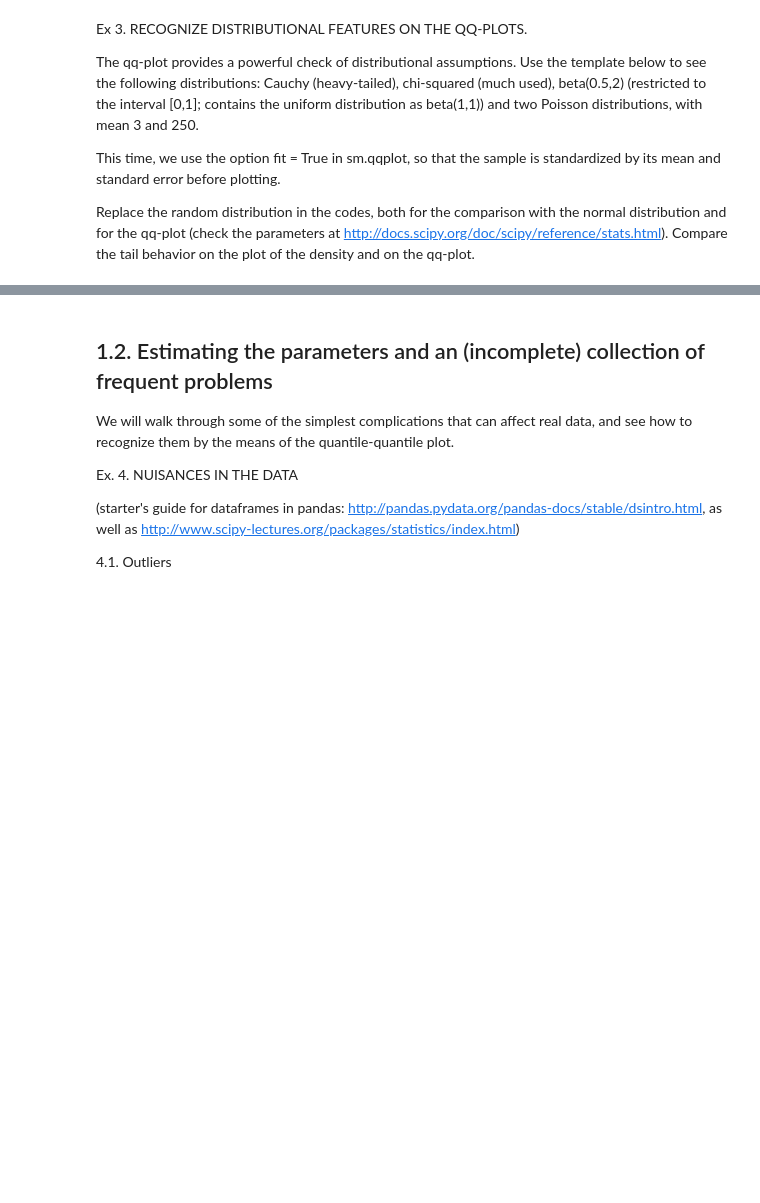
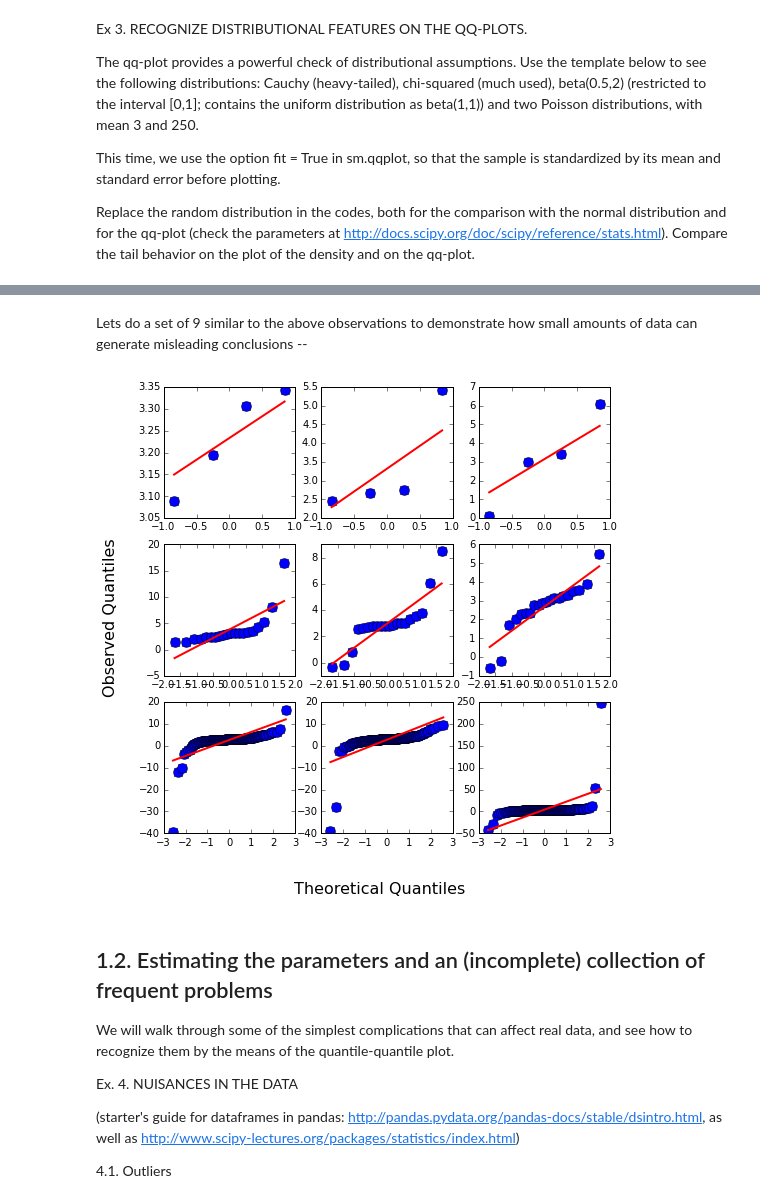
Before and after one commit to LSSTC-DSFP/LSSTC-DSFP-Sessions, a Jupyter notebook: Session1/Tuesday/IntroStat.ipynb, the cells around one changed output, grey strips where cells are left out. Drawn from its saved outputs; the diff is of its cells as text; code cells hidden in the pictures; blank space fills up the shorter version.

```diff
--- a/Session1/Tuesday/IntroStat.ipynb
+++ b/Session1/Tuesday/IntroStat.ipynb
@@ -71,3 +97,19 @@ plt.show()
+# %% [markdown]
+Lets do a set of 9 similar to the above observations to demonstrate how small amounts of data can generate misleading conclusions --
+# %%
+nsample = [4,4,4,20,20,20,200,200,200]
+fig = plt.figure(1,figsize=(8,8))
+for ii in range(0,9):
+    rv = scipy.stats.cauchy.rvs(3., 0.4, size = nsample[ii])
+    ax = fig.add_subplot(3,3,ii+1)
+    sm.qqplot(rv, line = 's', ax = ax)
+    ax.set_xlabel('')
+    ax.set_ylabel('')
+fig.text(0.5, 0.02, 'Theoretical Quantiles', ha='center',size=16)
+fig.text(0.02, 0.5, 'Observed Quantiles', va='center', rotation='vertical',size=16)
+plt.show()
+# %% [output]
+[figure, added]
 # %% [markdown]
 ## 1.2. Estimating the parameters and an (incomplete) collection of frequent problems
 
```
Also changed, not shown: parts of 10 cells of this notebook.
